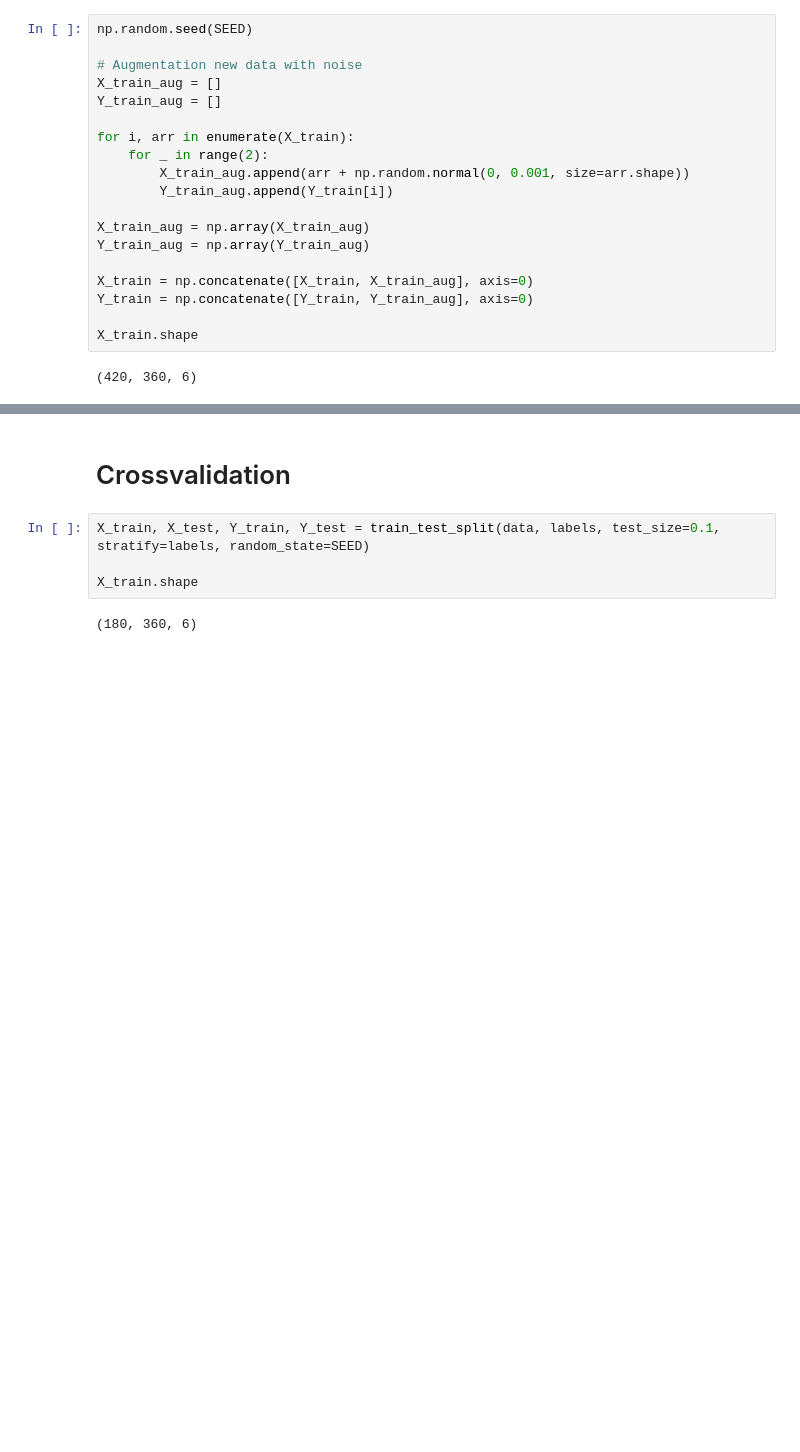
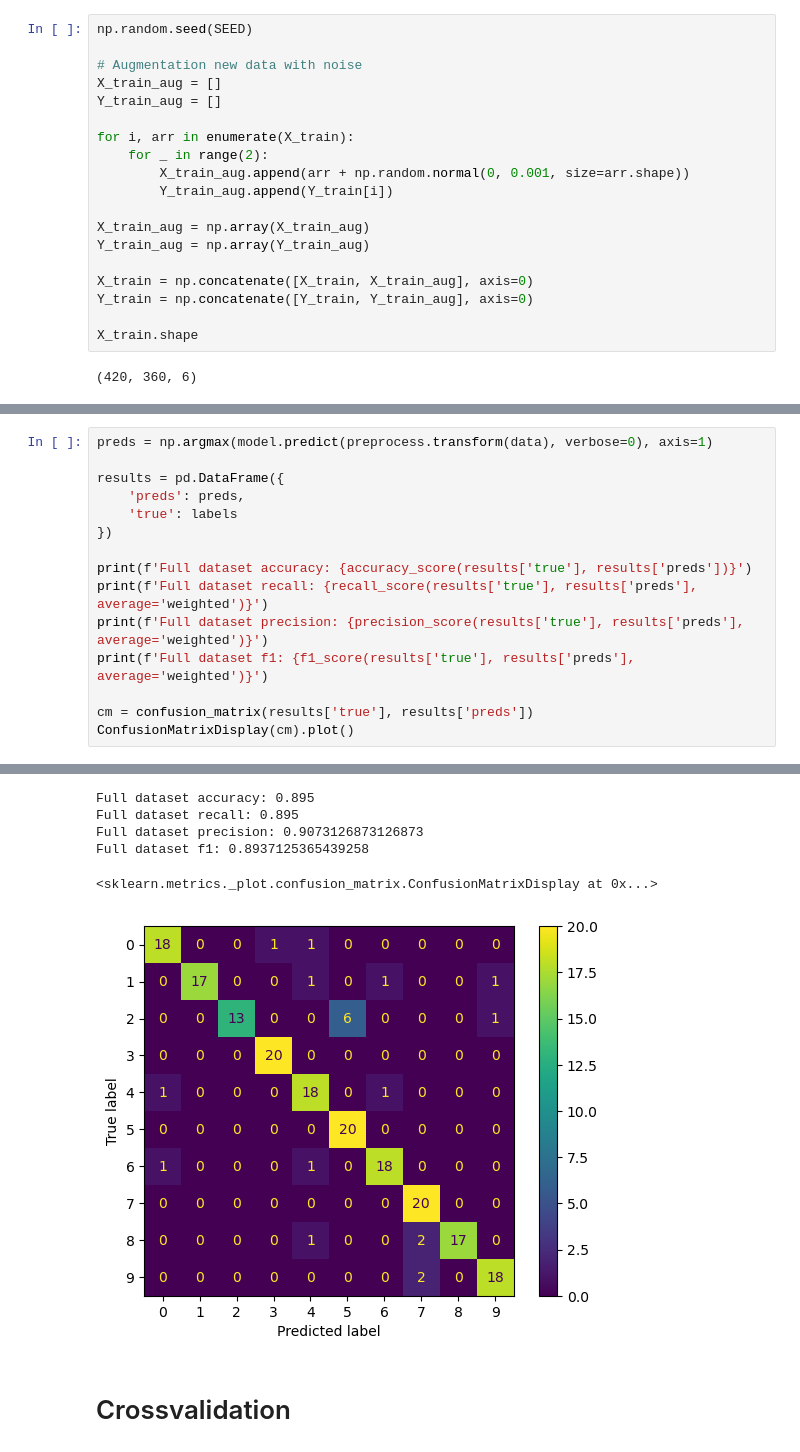
Before and after one commit to Ilvondir/acs-f1-classification, a Jupyter notebook: main.ipynb, the cells around one changed output, grey strips where cells are left out. Drawn from its saved outputs; the diff is of its cells as text; blank space fills up the shorter version.

```diff
--- a/main.ipynb
+++ b/main.ipynb
@@ -224,0 +250,16 @@ Test f1: 0.6966666666666667
+# %%
+preds = np.argmax(model.predict(preprocess.transform(data), verbose=0), axis=1)
+
+results = pd.DataFrame({
+    'preds': preds,
+    'true': labels
+})
+
+print(f'Full dataset accuracy: {accuracy_score(results['true'], results['preds'])}')
+print(f'Full dataset recall: {recall_score(results['true'], results['preds'], average='weighted')}')
+print(f'Full dataset precision: {precision_score(results['true'], results['preds'], average='weighted')}')
+print(f'Full dataset f1: {f1_score(results['true'], results['preds'], average='weighted')}')
+
+cm = confusion_matrix(results['true'], results['preds'])
+ConfusionMatrixDisplay(cm).plot()
+# %% [output]
@@ -225,9 +267,9 @@ Test f1: 0.6966666666666667
+Full dataset accuracy: 0.895
+Full dataset recall: 0.895
+Full dataset precision: 0.9073126873126873
+Full dataset f1: 0.8937125365439258
+<sklearn.metrics._plot.confusion_matrix.ConfusionMatrixDisplay at 0x...>
+[figure, added]
 # %% [markdown]
 # Crossvalidation
-# %%
-X_train, X_test, Y_train, Y_test = train_test_split(data, labels, test_size=0.1, stratify=labels, random_state=SEED)
-
-X_train.shape
-# %% [output]
-(180, 360, 6)
 # %%
```
Also changed, not shown: parts of 6 cells of this notebook, 5 other files.
